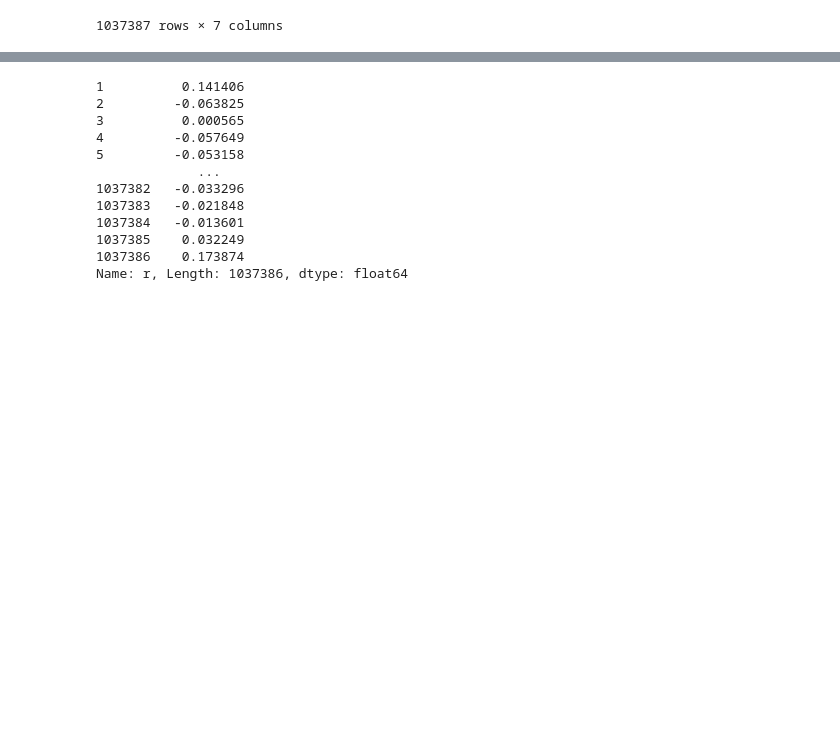
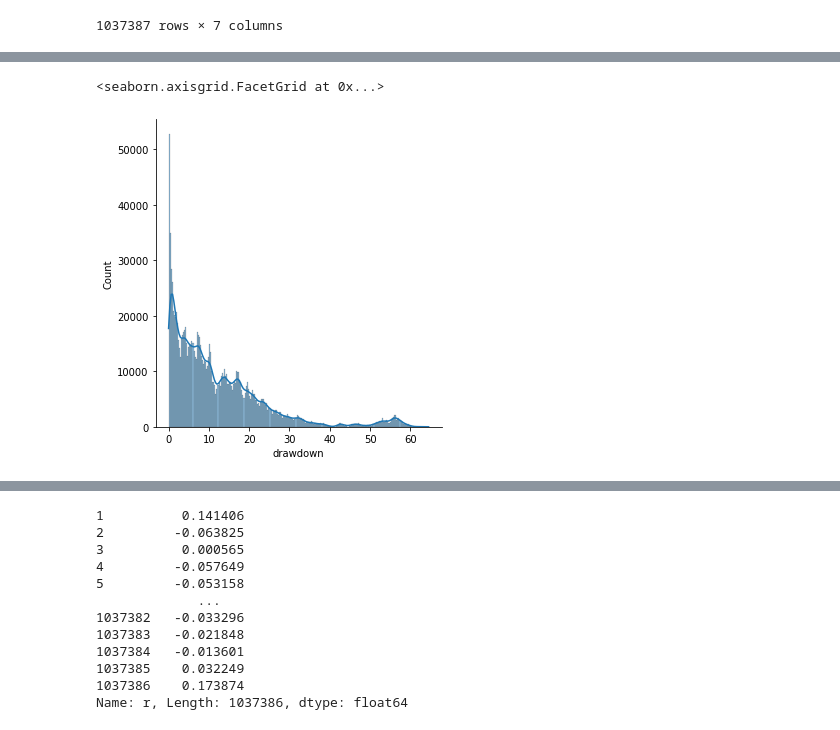
Before and after one commit to shivams289/Kaggle-Projects, a Jupyter notebook: Option_strats/Strategy_thursday_return _dist.ipynb, the cells around one changed output, grey strips where cells are left out. Saved outputs shown, nothing was run; the diff lists cells and outputs as text; code cells hidden in the pictures; blank space fills up the shorter version.

```diff
--- a/Option_strats/Strategy_thursday_return _dist.ipynb
+++ b/Option_strats/Strategy_thursday_return _dist.ipynb
@@ -15,2 +16,3 @@ import scipy.stats as stats
 # %%
-df = pd.read_csv('bank_nifty.csv')
+%%time
+df = pd.read_csv('nifty.csv')
@@ -43,0 +88,8 @@ nifty['dayofweek'] = nifty.date.dt.dayofweek
+# %%
+#Our negative of drawdowns looks similar to above but not exactly same as on right, probability is
+#fatter on right than exponential distribution
+
+sns.displot(-df['drawdown'], kde = True)
+# %% [output]
+<seaborn.axisgrid.FacetGrid at 0x...>
+[figure, added]
```
Also changed, not shown: parts of 21 cells of this notebook.
